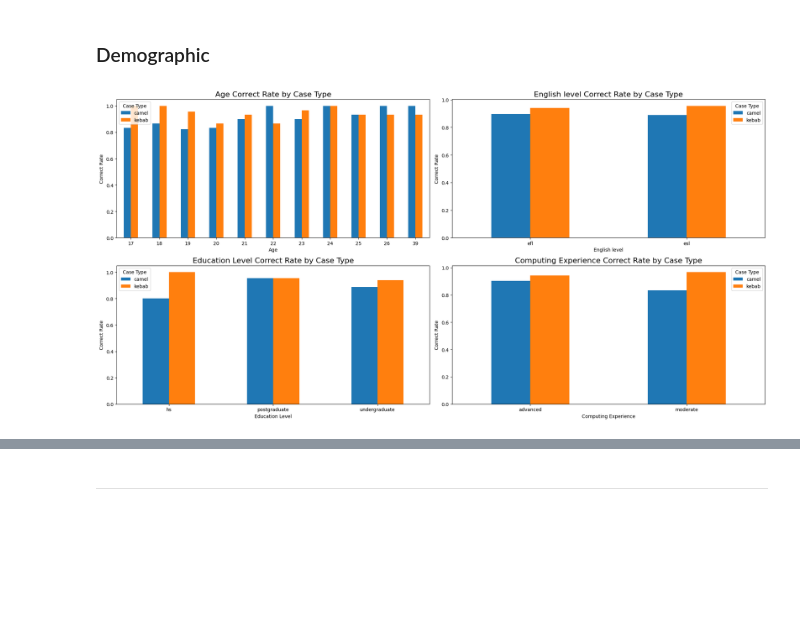
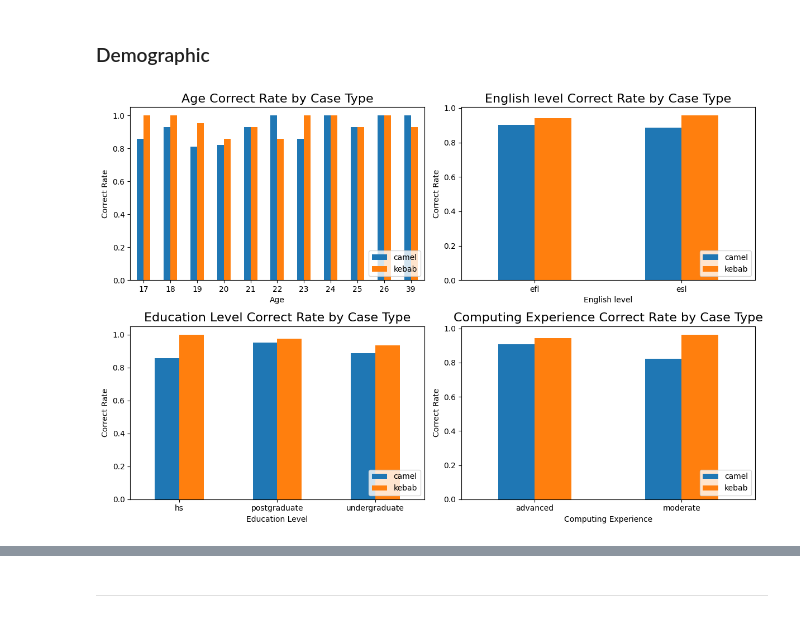
Before and after one commit to bilinni/Experiment-2-CamelCase-Vs-KebabCase, a Jupyter notebook: exploring/main.ipynb, the cells around one changed output, grey strips where cells are left out. Saved outputs shown, nothing was run; the diff lists cells and outputs as text; code cells hidden in the pictures; blank space fills up the shorter version.

```diff
--- a/exploring/main.ipynb
+++ b/exploring/main.ipynb
@@ -86,4 +86,5 @@ df = df[df['user'] != '7229947503828059969']
 df = df[df['user'] != '-2038536704126433573']
 df = df[df['user'] != '-5163013596131270560']
 df = df[df['user'] != '-3655450482603961718']
+df = df[df['user'] != '6074148900123643700']
 # %% [markdown]
@@ -91,3 +106,6 @@ Although such a solution will cost as much as 19% of the data, but a closer look
+# %%
+# remove the 'monitor cpu usage task'
+df = df[df['Task'] != 'monitor cpu usage']
 # %% [markdown]
 ---
 # %% [markdown]
@@ -249,33 +270,37 @@ plt.show()
 # demographics: 'Age', 'English level', 'Education Level', 'Computing Experience'
 # %%
 # Display distribution of Age, English level, Education Level, Computing Experience for correct rate
-fig, axes = plt.subplots(2, 2, figsize=(20, 10))
+fig, axes = plt.subplots(2, 2, figsize=(12, 8))
 
 df.groupby(['Age', 'Case Type'])['Correct'].mean().unstack().plot.bar(ax=axes[0, 0])
 axes[0, 0].set_title('Age Correct Rate by Case Type', fontsize=16)
 axes[0, 0].set_ylabel('Correct Rate')
 axes[0, 0].set_xlabel('Age')
 axes[0, 0].set_xticklabels(axes[0, 0].get_xticklabels(), rotation=0)
+axes[0, 0].legend(loc='lower right')
 
 df.groupby(['English level', 'Case Type'])['Correct'].mean().unstack().plot.bar(ax=axes[0, 1])
 axes[0, 1].set_title('English level Correct Rate by Case Type', fontsize=16)
 axes[0, 1].set_ylabel('Correct Rate')
 axes[0, 1].set_xlabel('English level')
 axes[0, 1].set_xticklabels(axes[0, 1].get_xticklabels(), rotation=0)
+axes[0, 1].legend(loc='lower right')
 
 df.groupby(['Education Level', 'Case Type'])['Correct'].mean().unstack().plot.bar(ax=axes[1, 0])
 axes[1, 0].set_title('Education Level Correct Rate by Case Type', fontsize=16)
 axes[1, 0].set_ylabel('Correct Rate')
 axes[1, 0].set_xlabel('Education Level')
 axes[1, 0].set_xticklabels(axes[1, 0].get_xticklabels(), rotation=0)
+axes[1, 0].legend(loc='lower right')
 
 df.groupby(['Computing Experience', 'Case Type'])['Correct'].mean().unstack().plot.bar(ax=axes[1, 1])
 axes[1, 1].set_title('Computing Experience Correct Rate by Case Type', fontsize=16)
 axes[1, 1].set_ylabel('Correct Rate')
 axes[1, 1].set_xlabel('Computing Experience')
 axes[1, 1].set_xticklabels(axes[1, 1].get_xticklabels(), rotation=0)
+axes[1, 1].legend(loc='lower right')
 
 plt.tight_layout()
 plt.show()
 # %% [output]
-[figure, old version]
+[figure, new version]
```
Also changed, not shown: parts of 36 cells of this notebook.
